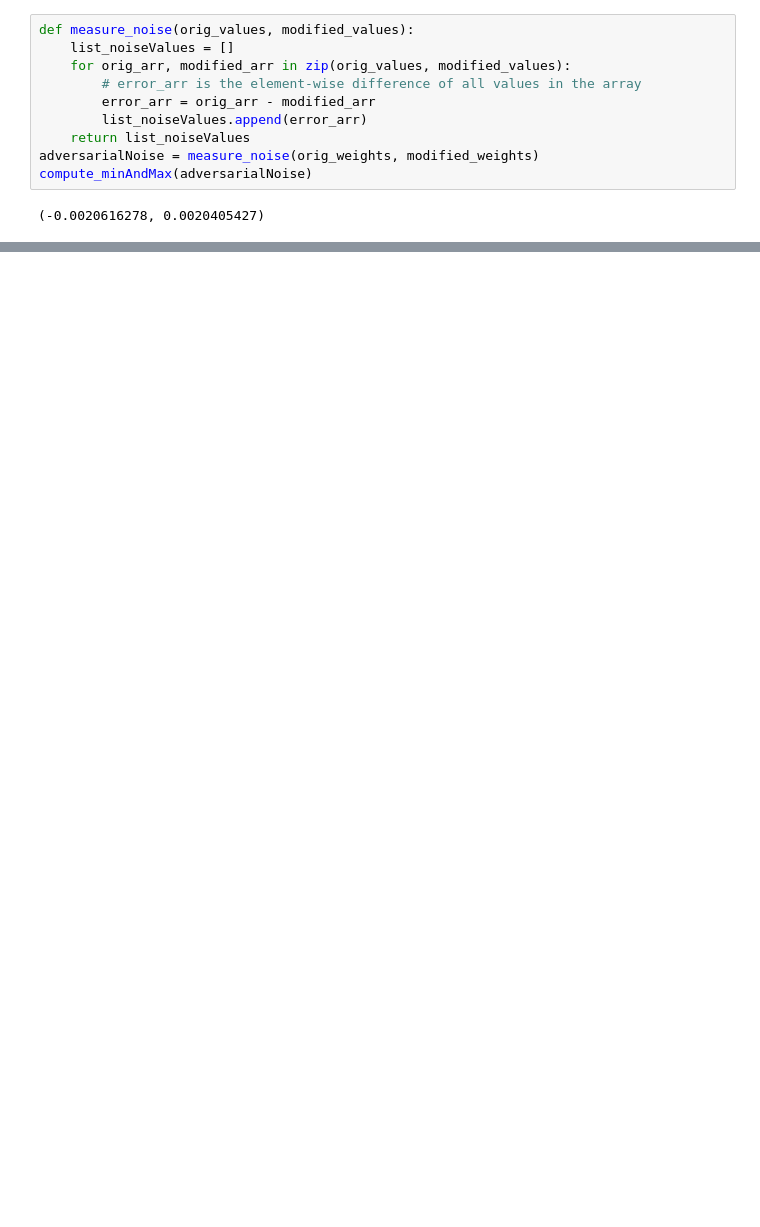
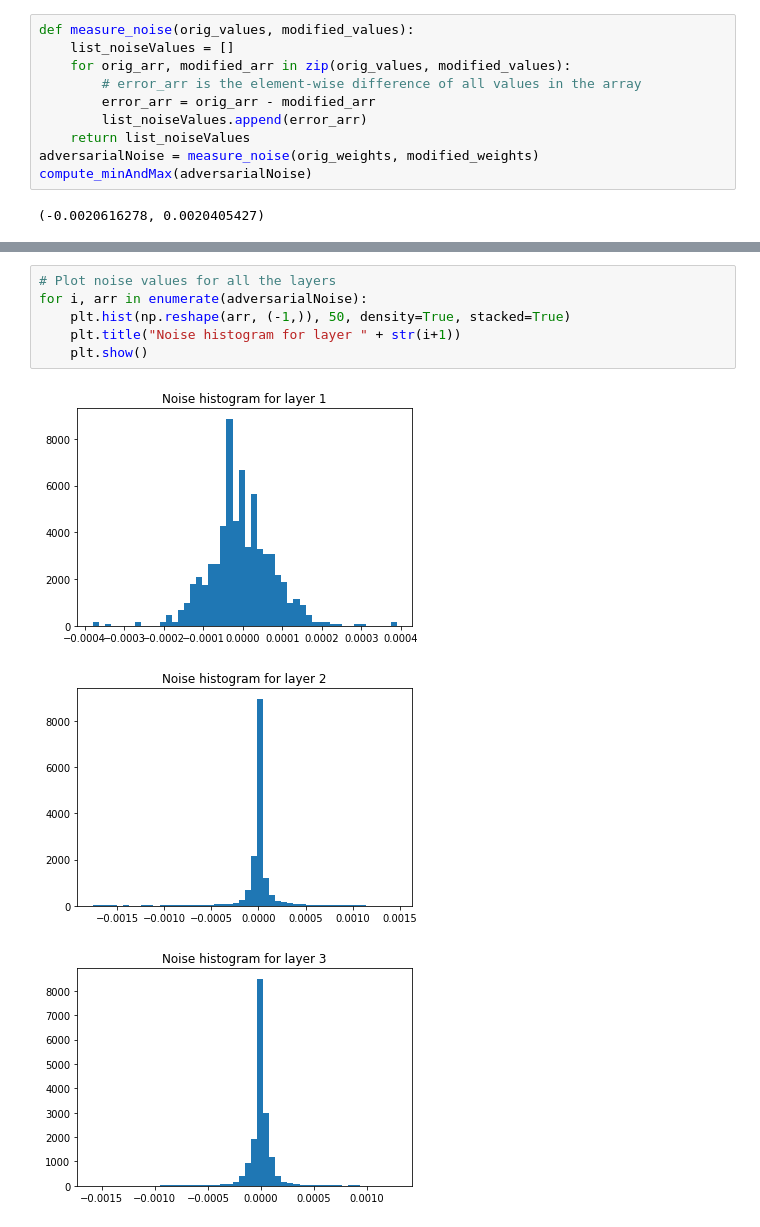
Before and after one commit to vorzawk/mdlAttack, a Jupyter notebook: measure_bitErrRate.ipynb, the cells around one changed output, grey strips where cells are left out. Drawn from its saved outputs; the diff is of its cells as text; blank space fills up the shorter version.

```diff
--- a/measure_bitErrRate.ipynb
+++ b/measure_bitErrRate.ipynb
@@ -86,0 +118,10 @@ plt.show()
+# %%
+# Plot noise values for all the layers
+for i, arr in enumerate(adversarialNoise):
+    plt.hist(np.reshape(arr, (-1,)), 50, density=True, stacked=True)
+    plt.title("Noise histogram for layer " + str(i+1))
+    plt.show()
+# %% [output]
+[figure, added]
+[figure, added]
+[figure, added]
```
Also changed, not shown: parts of 4 cells of this notebook.
